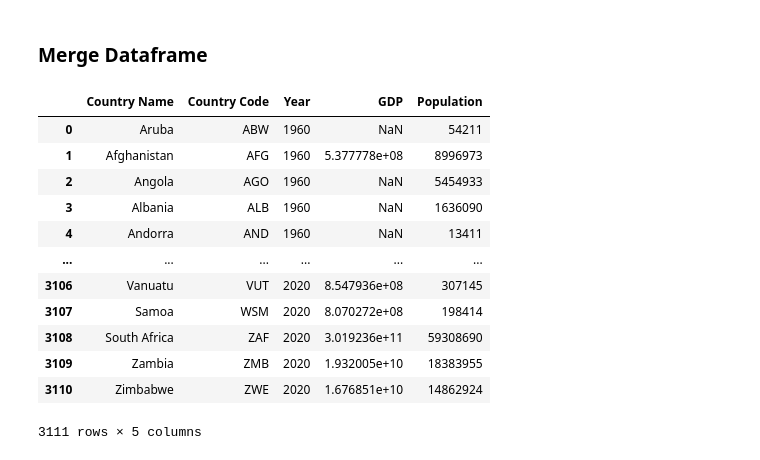
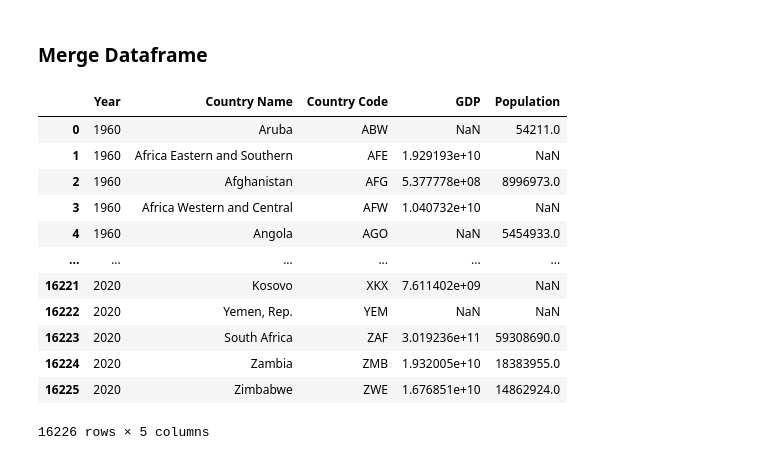
Before and after one commit to alysiawon/Final-Project, a Jupyter notebook: Data/country.ipynb, the cells around one changed output. Drawn from its saved outputs; the diff is of its cells as text; code cells hidden in the pictures.

```diff
--- a/Data/country.ipynb
+++ b/Data/country.ipynb
@@ -69,3 +69,7 @@ gdp_df.dropna()
 | 16224 | Zambia | ZMB | 2020 | 1.932005e+10 |
 | 16225 | Zimbabwe | ZWE | 2020 | 1.676851e+10 |
 12726 rows × 4 columns
+# %%
+# Reorder Columns
+gdp_df = gdp_df.reindex(['Year', 'Country Name','Country Code','GDP'], axis=1)
+gdp_df
@@ -125,22 +143,22 @@ population_df
 ### Merge Dataframe
 # %%
 # Merge Dataframe
-country_df = pd.merge(gdp_df, population_df, on=['Year','Country Name'],)
+country_df = pd.merge(gdp_df, population_df, on=['Year','Country Name'], how="left")
 country_df
 # %% [output]
-|  | Country Name | Country Code | Year | GDP | Population |
-| 0 | Aruba | ABW | 1960 | NaN | 54211 |
-| 1 | Afghanistan | AFG | 1960 | 5.377778e+08 | 8996973 |
-| 2 | Angola | AGO | 1960 | NaN | 5454933 |
-| 3 | Albania | ALB | 1960 | NaN | 1636090 |
-| 4 | Andorra | AND | 1960 | NaN | 13411 |
+|  | Year | Country Name | Country Code | GDP | Population |
+| 0 | 1960 | Aruba | ABW | NaN | 54211.0 |
+| 1 | 1960 | Africa Eastern and Southern | AFE | 1.929193e+10 | NaN |
+| 2 | 1960 | Afghanistan | AFG | 5.377778e+08 | 8996973.0 |
+| 3 | 1960 | Africa Western and Central | AFW | 1.040732e+10 | NaN |
+| 4 | 1960 | Angola | AGO | NaN | 5454933.0 |
 | ... | ... | ... | ... | ... | ... |
-| 3106 | Vanuatu | VUT | 2020 | 8.547936e+08 | 307145 |
-| 3107 | Samoa | WSM | 2020 | 8.070272e+08 | 198414 |
-| 3108 | South Africa | ZAF | 2020 | 3.019236e+11 | 59308690 |
-| 3109 | Zambia | ZMB | 2020 | 1.932005e+10 | 18383955 |
-| 3110 | Zimbabwe | ZWE | 2020 | 1.676851e+10 | 14862924 |
+| 16221 | 2020 | Kosovo | XKX | 7.611402e+09 | NaN |
+| 16222 | 2020 | Yemen, Rep. | YEM | NaN | NaN |
+| 16223 | 2020 | South Africa | ZAF | 3.019236e+11 | 59308690.0 |
+| 16224 | 2020 | Zambia | ZMB | 1.932005e+10 | 18383955.0 |
+| 16225 | 2020 | Zimbabwe | ZWE | 1.676851e+10 | 14862924.0 |
-3111 rows × 5 columns
+16226 rows × 5 columns
 # %%
 # Export CSV
 country_df.to_csv('country.csv', index=False)
```
Also changed, not shown: parts of 1 cell of this notebook, 3 other files.
